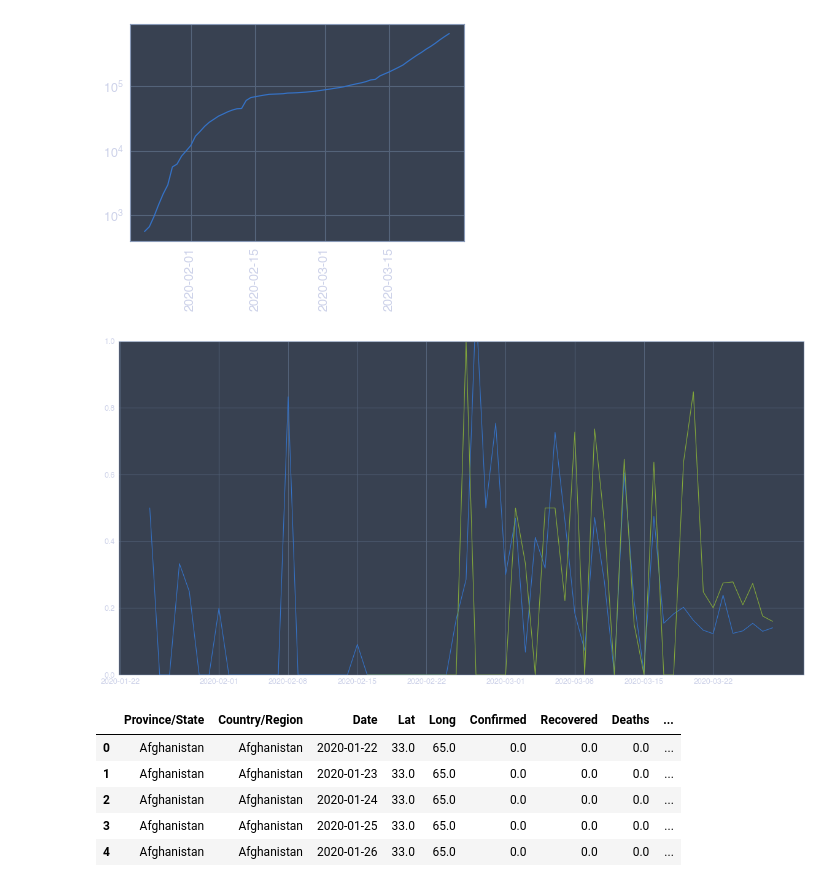
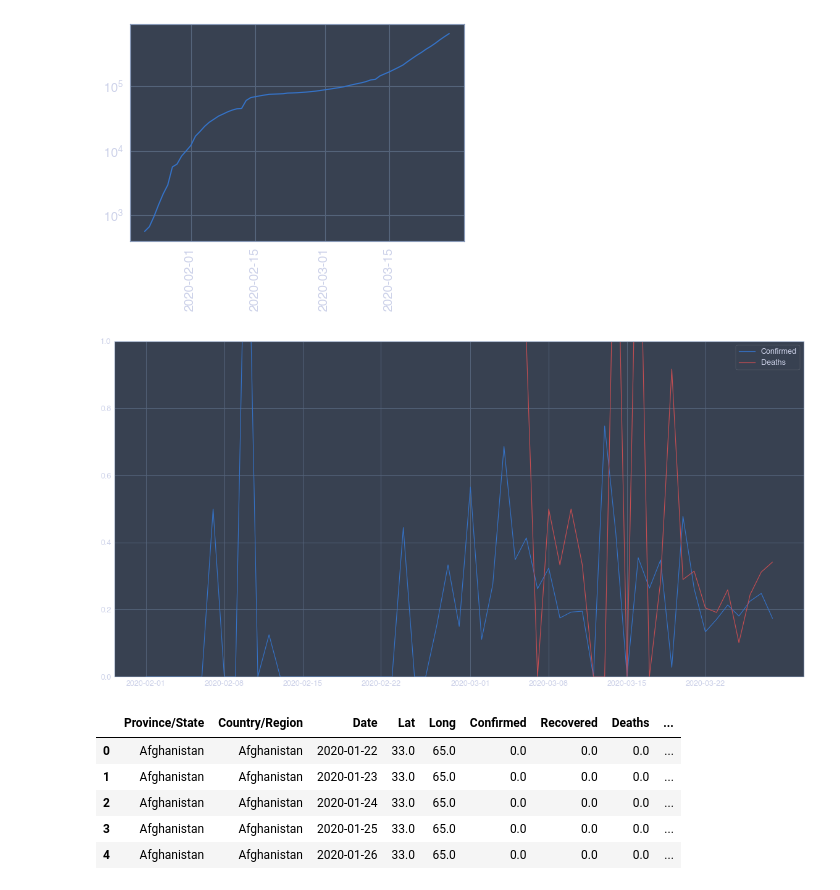
Before and after one commit to alex-rpd/nCoV2019, a Jupyter notebook: nCoV analysis.ipynb, the cells around one changed output. Cells and saved outputs as stored; diff of their text form; code cells hidden in the pictures.

```diff
--- a/nCoV analysis.ipynb
+++ b/nCoV analysis.ipynb
@@ -637,20 +605,22 @@ plt.show()
 [figure]
 # %%
 plt.figure(figsize = (20,10))
-c = 'France'
+c = 'United Kingdom'
 x = df3[df3['Country/Region'] ==
     c].groupby('Date').sum()[['Confirmed', 'Deaths']].pct_change().index
 y = df3[df3['Country/Region'] ==
     c].groupby('Date').sum()[['Confirmed', 'Deaths']].pct_change()['Confirmed']
 y2 = df3[df3['Country/Region'] ==
     c].groupby('Date').sum()[['Confirmed', 'Deaths']].pct_change()['Deaths']
 
-plt.plot(x, y)
-plt.plot(x, y2)
+plt.plot(x, y, 'b', label = 'Confirmed')
+plt.plot(x, y2, 'r', label = 'Deaths')
 plt.ylim(0, 1)
+
+plt.legend()
 plt.show()
 # %% [output]
-[figure, old version]
+[figure, new version]
 # %%
 df3.head()
 # %% [output]
```
Also changed, not shown: parts of 20 cells of this notebook, 5 other files.
